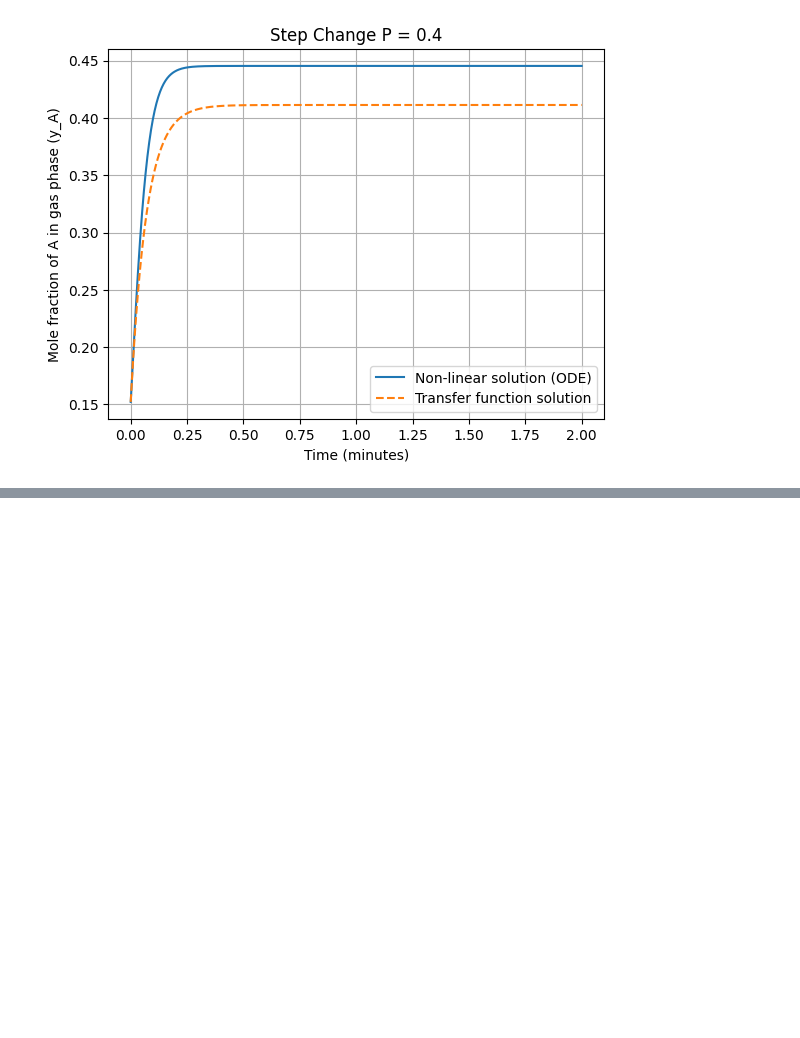
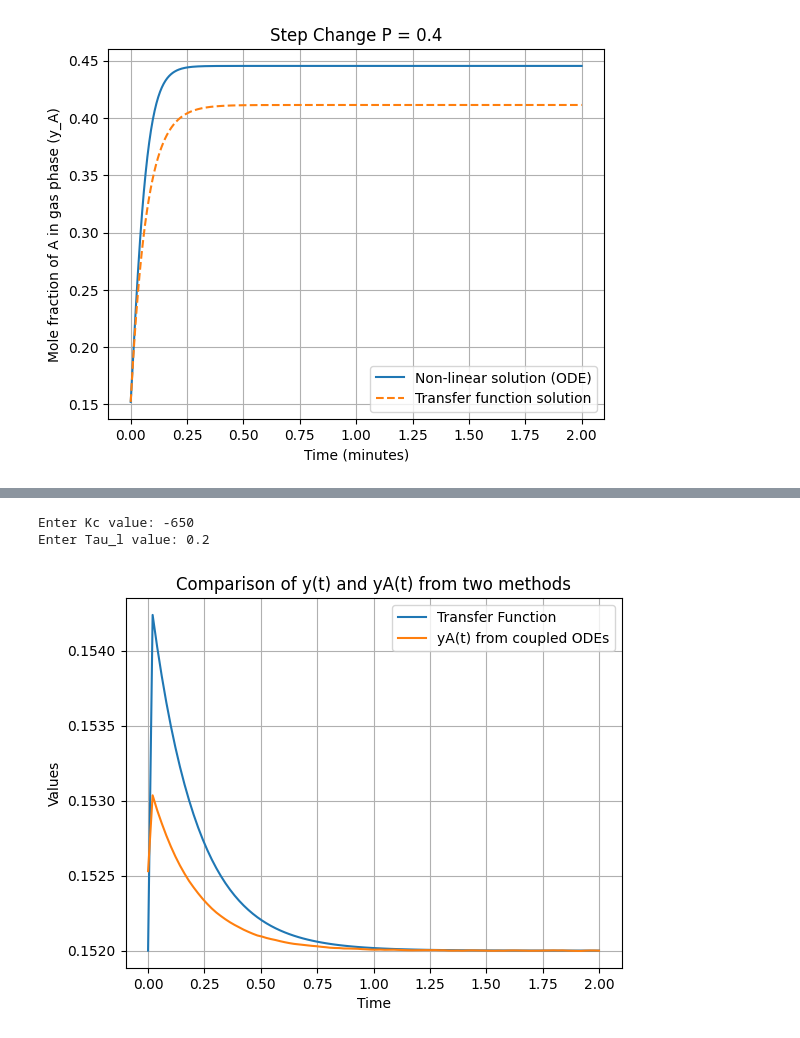
Before and after one commit to HRJ369/CL329, a Jupyter notebook: CL329_coding_ass.ipynb, the cells around one changed output, grey strips where cells are left out. Drawn from its saved outputs; the diff is of its cells as text; code cells hidden in the pictures; blank space fills up the shorter version.

```diff
--- a/CL329_coding_ass.ipynb
+++ b/CL329_coding_ass.ipynb
@@ -235,0 +167,77 @@ Enter the value of tau(l): 0.02
+# %%
+import numpy as np
+import matplotlib.pyplot as plt
+import math
+from scipy.integrate import solve_ivp
+
+# Function to calculate y = A*e^(P1*t) + B*e^(P2*t) + 0.152
+def calculate_y(Kc, Taul, P, t):
+    # Calculate P1
+    P1 = (-(1 - 0.161 * Kc) / 0.07 + math.sqrt(((1 - 0.161 * Kc) / 0.07) ** 2 + (9.2 * Kc) / Taul)) / 2
+
+    # Calculate P2
+    P2 = (-(1 - 0.161 * Kc) / 0.07 - math.sqrt(((1 - 0.161 * Kc) / 0.07) ** 2 + (9.2 * Kc) / Taul)) / 2
+
+    # Calculate A
+    A = 9.275 * P / (P1 - P2)
+
+    # Set B = -A
+    B = -A
+
+    # Calculate y for each time t
+    y = A * np.exp(P1 * t) + B * np.exp(P2 * t) + 0.152
+    return y
+
+# Define the coupled ODEs system
+def coupled_odes(t, y, Kc, tau_l, P):
+    F, xA, e = y
+    G = 0.5  # Define G based on your system
+    rho = 0.02  # Define density based on your system
+    V = 10  # Define volume based on your system
+    Keq = 80  # Define equilibrium constant based on your system
+
+    yA1 = 0.4 + P  # Calculate yA1
+
+    # Define the equations
+    dxA_dt = (-F * xA + G * (yA1 - Keq * xA**3)) / (rho * V)
+    de_dt = -3 * Keq * xA**2 * dxA_dt
+    dF_dt = Kc * de_dt + (Kc / tau_l) * (0.152 - Keq * xA**3)
+
+    return [dF_dt, dxA_dt, de_dt]
+
+# Input values for Kc and tau_l
+Kc = float(input("Enter Kc value: "))
+Taul = float(input("Enter Tau_l value: "))
+
+# Initial conditions for the coupled ODEs
+F0 = 1  # Initial condition for F
+xA0 = 0.124  # Initial condition for xA
+e0 = 0.0  # Initial condition for e
+y0 = [F0, xA0, e0]
+
+# Time span and evaluation points
+t_span = (0, 2)
+t_eval = np.linspace(t_span[0], t_span[1], 100)
+
+# Solve the coupled ODEs
+solution = solve_ivp(coupled_odes, t_span, y0, args=(Kc, Taul, 0.1), t_eval=t_eval)
+
+# Calculate y using the first method for the same time range
+P = 0.4  # Example value for P in the calculate_y function
+y_values = calculate_y(Kc, Taul, P, t_eval)
+
+# Plot the results on the same graph
+plt.plot(t_eval, y_values, label='Transfer Function')
+plt.plot(solution.t, 80 * solution.y[1]**3, label='yA(t) from coupled ODEs')
+
+# Customize the plot
+plt.title('Comparison of y(t) and yA(t) from two methods')
+plt.xlabel('Time')
+plt.ylabel('Values')
+plt.legend()
+plt.grid()
+plt.show()
+# %% [output]
+Enter Kc value: -650
+Enter Tau_l value: 0.2
+[figure, added]
```
Also changed, not shown: parts of 4 cells of this notebook.
